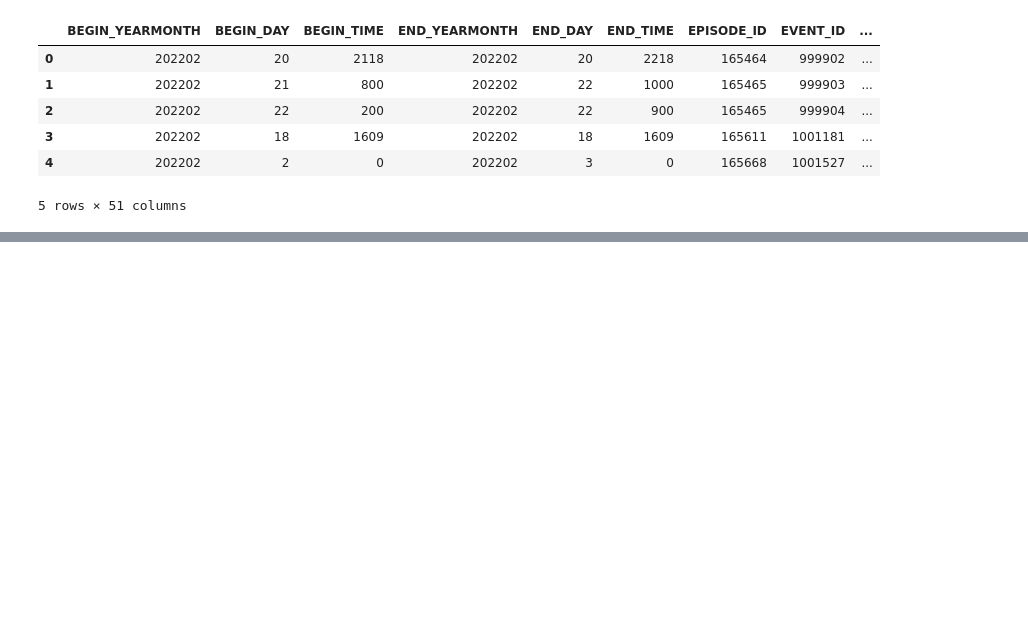
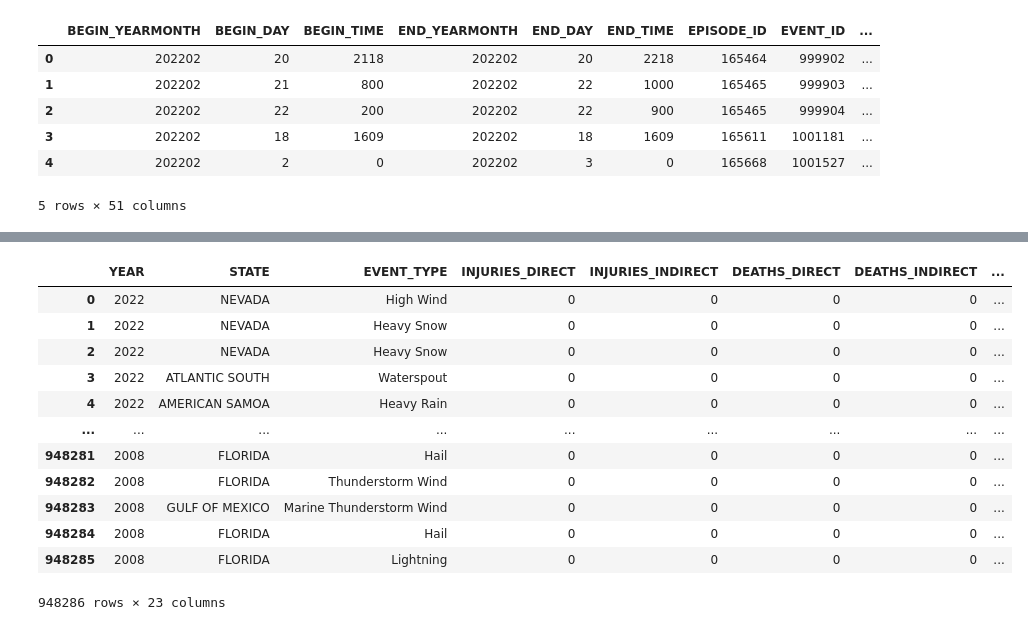
Before and after one commit to elizabethmorgan26/team1, a Jupyter notebook: Storm_Analysis.ipynb, the cells around one changed output, grey strips where cells are left out. Saved outputs shown, nothing was run; the diff lists cells and outputs as text; code cells hidden in the pictures; blank space fills up the shorter version.

```diff
--- a/Storm_Analysis.ipynb
+++ b/Storm_Analysis.ipynb
@@ -37,0 +66,40 @@ mergestorm_df.head()
+# %%
+# Create a DataFrame with selected columns
+clean_mergestorm_df = mergestorm_df[["YEAR",
+                                     "STATE",
+                                     "EVENT_TYPE",
+                                     "INJURIES_DIRECT",
+                                     "INJURIES_INDIRECT",
+                                     "DEATHS_DIRECT",
+                                     "DEATHS_INDIRECT",
+                                     "DAMAGE_PROPERTY",
+                                     "DAMAGE_CROPS",
+                                     "SOURCE",
+                                     "MAGNITUDE",
+                                     "MAGNITUDE_TYPE",
+                                     "TOR_F_SCALE",
+                                     "TOR_LENGTH",
+                                     "TOR_WIDTH",
+                                     "TOR_OTHER_CZ_STATE",
+                                     "BEGIN_LOCATION",
+                                     "BEGIN_LAT",
+                                     "BEGIN_LON",
+                                     "END_LAT",
+                                     "END_LON",
+                                     "EPISODE_ID",
+                                     "EVENT_ID",]]
+clean_mergestorm_df
+# %% [output]
+|  | YEAR | STATE | EVENT_TYPE | INJURIES_DIRECT | INJURIES_INDIRECT | DEATHS_DIRECT | DEATHS_INDIRECT | ... |
+| 0 | 2022 | NEVADA | High Wind | 0 | 0 | 0 | 0 | ... |
+| 1 | 2022 | NEVADA | Heavy Snow | 0 | 0 | 0 | 0 | ... |
+| 2 | 2022 | NEVADA | Heavy Snow | 0 | 0 | 0 | 0 | ... |
+| 3 | 2022 | ATLANTIC SOUTH | Waterspout | 0 | 0 | 0 | 0 | ... |
+| 4 | 2022 | AMERICAN SAMOA | Heavy Rain | 0 | 0 | 0 | 0 | ... |
+| ... | ... | ... | ... | ... | ... | ... | ... | ... |
+| 948281 | 2008 | FLORIDA | Hail | 0 | 0 | 0 | 0 | ... |
+| 948282 | 2008 | FLORIDA | Thunderstorm Wind | 0 | 0 | 0 | 0 | ... |
+| 948283 | 2008 | GULF OF MEXICO | Marine Thunderstorm Wind | 0 | 0 | 0 | 0 | ... |
+| 948284 | 2008 | FLORIDA | Hail | 0 | 0 | 0 | 0 | ... |
+| 948285 | 2008 | FLORIDA | Lightning | 0 | 0 | 0 | 0 | ... |
+948286 rows × 23 columns
```
Also changed, not shown: parts of 6 cells of this notebook.
